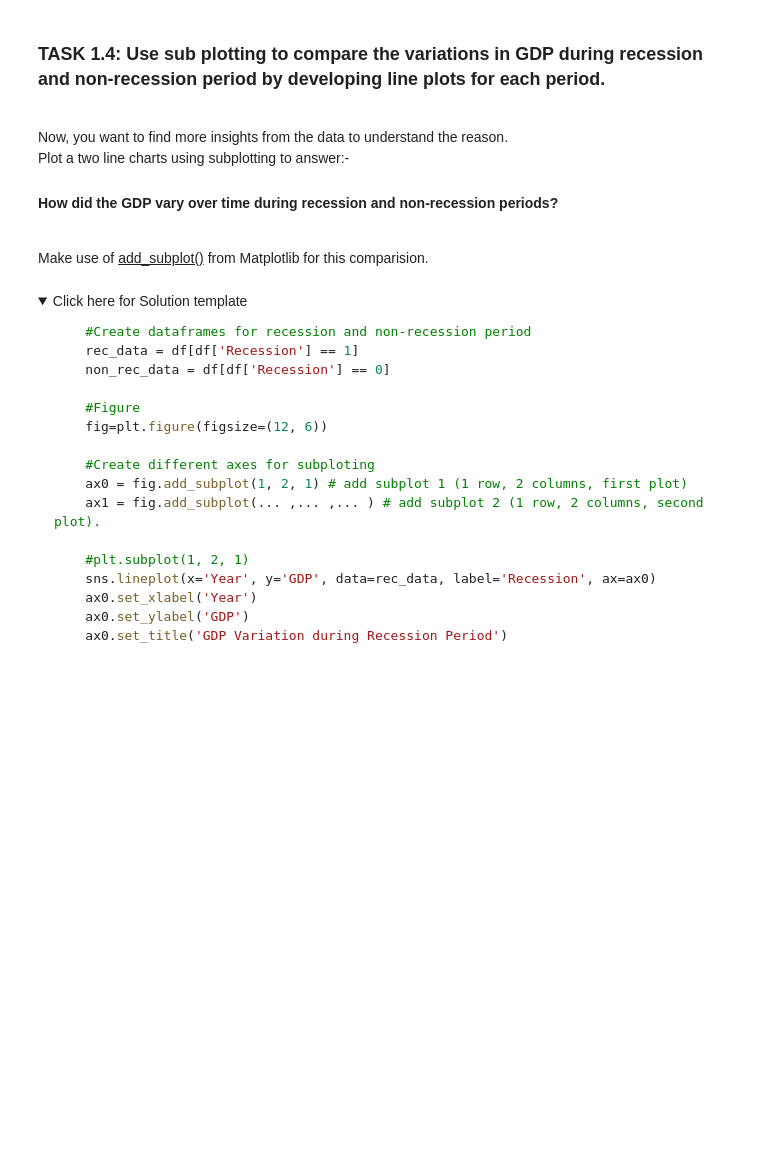
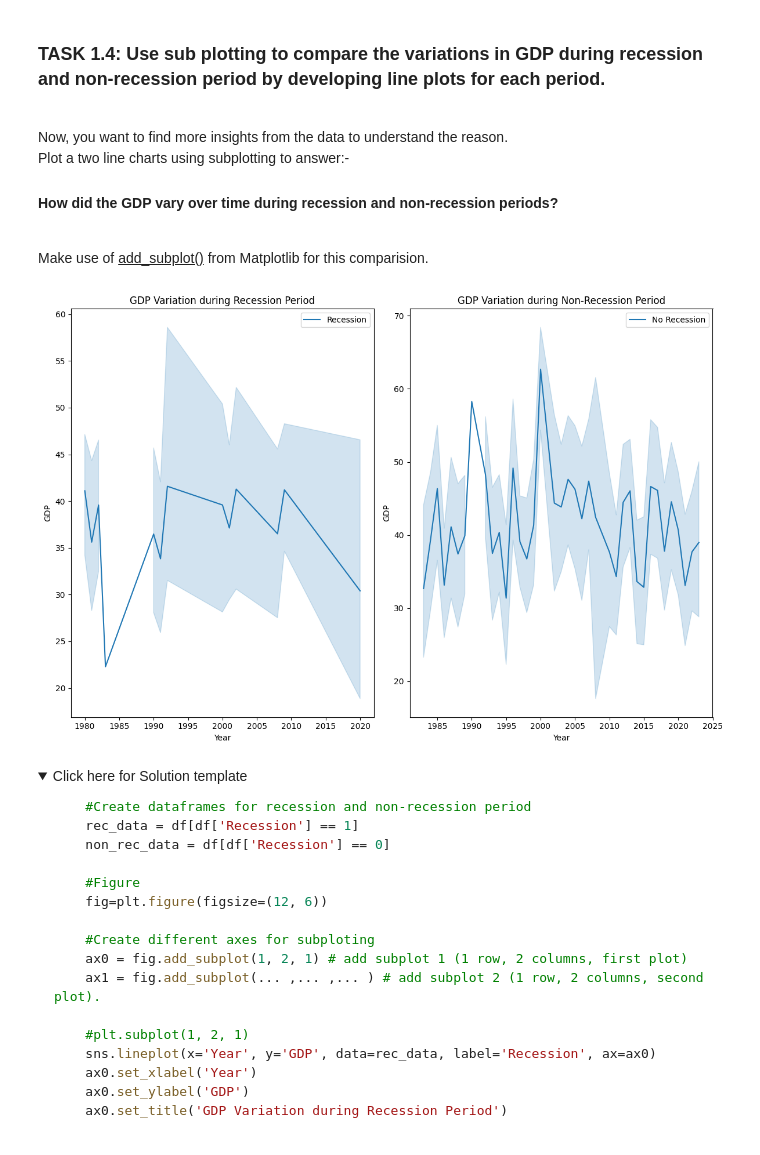
Before and after one commit to darwin-garcia/IBM-Data-Science, a Jupyter notebook: Module 8/Final-Assignment-Part1-v2.ipynb, the cells around one changed output. Saved outputs shown, nothing was run; the diff lists cells and outputs as text; code cells hidden in the pictures; folded sections open; blank space fills up the shorter version.

```diff
--- a/Module 8/Final-Assignment-Part1-v2.ipynb
+++ b/Module 8/Final-Assignment-Part1-v2.ipynb
@@ -472,6 +490,28 @@ Save this plot as "Bar_Chart.png"</span><br>
 <br>Now, you want to find more insights from the data to understand the reason. <br>Plot a two line charts using subplotting to answer:-
 #### How did the GDP vary over time during recession and non-recession periods?
 <br>Make use of <u>add_subplot()</u> from Matplotlib for this comparision.
+# %%
+fig=plt.figure(figsize=(12, 8))
+
+ax0 = fig.add_subplot(1,2,1)
+ax1 = fig.add_subplot(1,2,2)
+
+sns.lineplot(data=df_recessed, ax=ax0, label='Recession', x='Year', y='GDP')
+
+ax0.set_title("GDP Variation during Recession Period")
+ax0.set_xlabel("Year")
+ax0.set_ylabel("GDP")
+
+sns.lineplot(data=df_no_recessed, ax=ax1, label='No Recession', x='Year', y='GDP')
+
+ax1.set_title("GDP Variation during Non-Recession Period")
+ax1.set_xlabel("Year")
+ax1.set_ylabel("GDP")
+
+plt.tight_layout()
+plt.show()
+# %% [output]
+[figure, added]
 # %% [markdown]
 <details>
 <summary>Click here for Solution template</summary>
```
Also changed, not shown: parts of 11 cells of this notebook.
